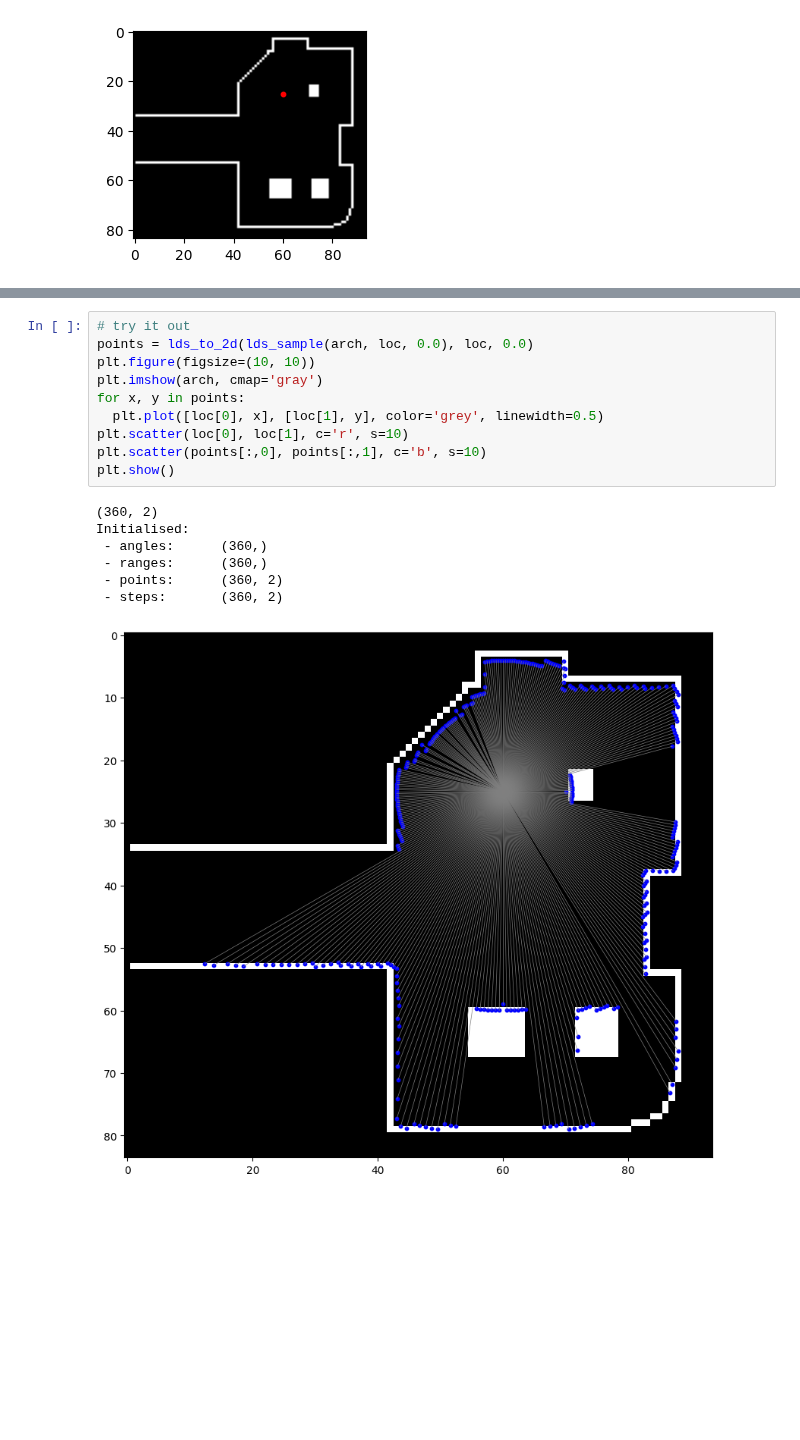
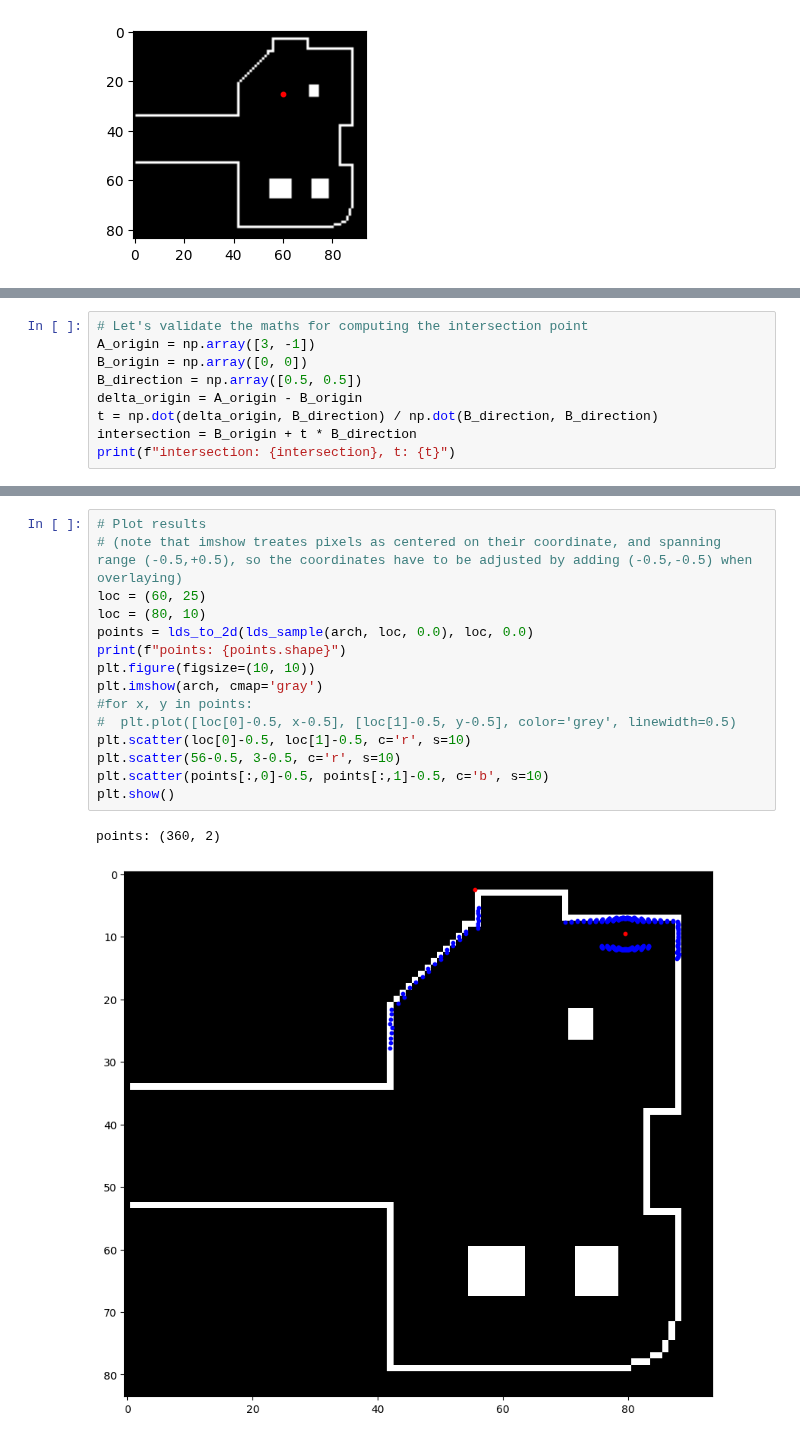
Before and after one commit to malcolmlett/robovac, a Jupyter notebook: Experiment_Arch_to_LDS_1.ipynb, the cells around one changed output, grey strips where cells are left out. Saved outputs shown, nothing was run; the diff lists cells and outputs as text; blank space fills up the shorter version.

```diff
--- a/Experiment_Arch_to_LDS_1.ipynb
+++ b/Experiment_Arch_to_LDS_1.ipynb
@@ -109,0 +74,9 @@ Initialised:
+# %%
+# Let's validate the maths for computing the intersection point
+A_origin = np.array([3, -1])
+B_origin = np.array([0, 0])
+B_direction = np.array([0.5, 0.5])
+delta_origin = A_origin - B_origin
+t = np.dot(delta_origin, B_direction) / np.dot(B_direction, B_direction)
+intersection = B_origin + t * B_direction
+print(f"intersection: {intersection}, t: {t}")
@@ -130,18 +416,18 @@ Initialised:
 # %%
-# try it out
+# Plot results
+# (note that imshow treates pixels as centered on their coordinate, and spanning range (-0.5,+0.5), so the coordinates have to be adjusted by adding (-0.5,-0.5) when overlaying)
+loc = (60, 25)
+loc = (80, 10)
 points = lds_to_2d(lds_sample(arch, loc, 0.0), loc, 0.0)
+print(f"points: {points.shape}")
 plt.figure(figsize=(10, 10))
 plt.imshow(arch, cmap='gray')
-for x, y in points:
-  plt.plot([loc[0], x], [loc[1], y], color='grey', linewidth=0.5)
-plt.scatter(loc[0], loc[1], c='r', s=10)
-plt.scatter(points[:,0], points[:,1], c='b', s=10)
+#for x, y in points:
+#  plt.plot([loc[0]-0.5, x-0.5], [loc[1]-0.5, y-0.5], color='grey', linewidth=0.5)
+plt.scatter(loc[0]-0.5, loc[1]-0.5, c='r', s=10)
+plt.scatter(56-0.5, 3-0.5, c='r', s=10)
+plt.scatter(points[:,0]-0.5, points[:,1]-0.5, c='b', s=10)
 plt.show()
 # %% [output]
-(360, 2)
-Initialised:
- - angles:      (360,)
- - ranges:      (360,)
- - points:      (360, 2)
- - steps:       (360, 2)
+points: (360, 2)
-[figure, old version]
+[figure, new version]
```
Also changed, not shown: parts of 9 cells of this notebook.
